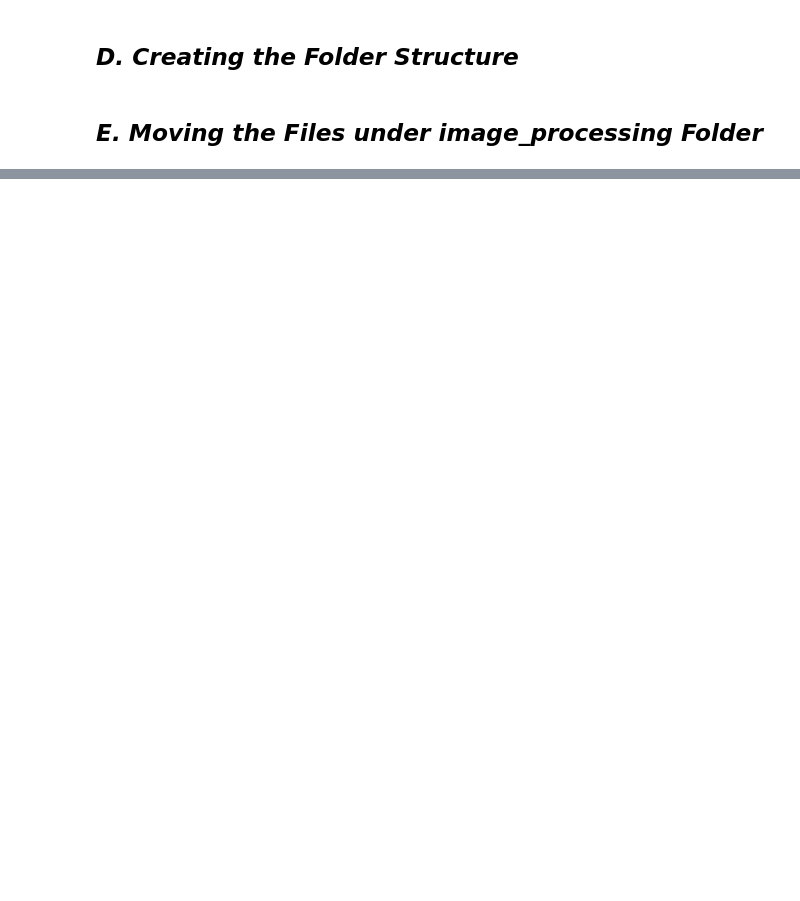
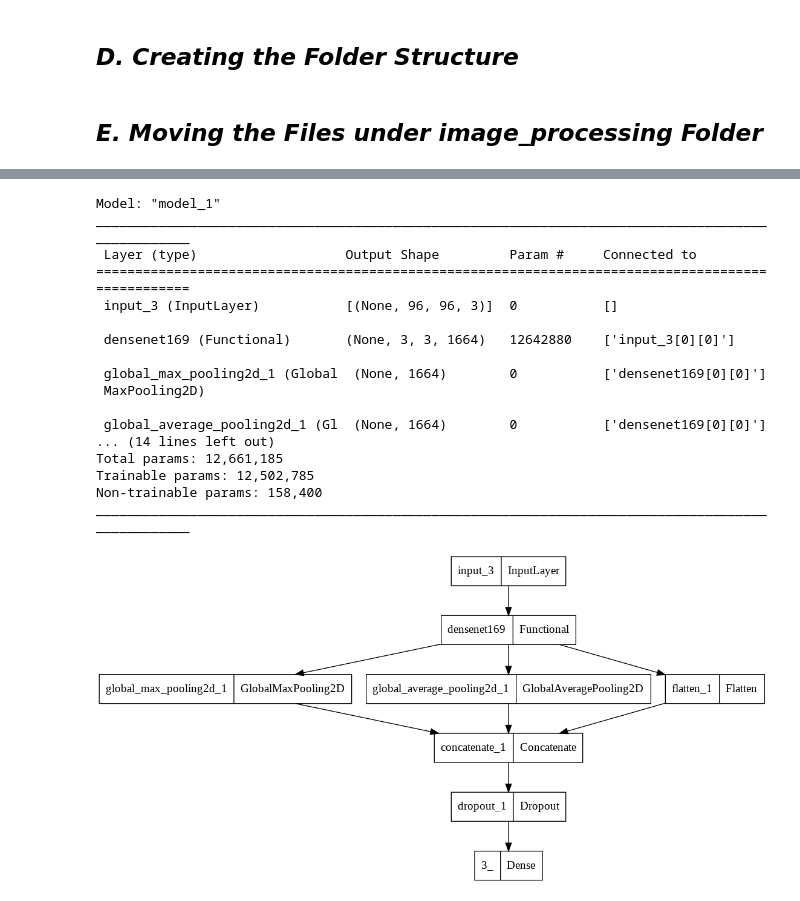
Before and after one commit to srilamaiti/ml_works, a Jupyter notebook: cancer_detection.ipynb, the cells around one changed output, grey strips where cells are left out. Drawn from its saved outputs; the diff is of its cells as text; code cells hidden in the pictures; blank space fills up the shorter version.

```diff
--- a/cancer_detection.ipynb
+++ b/cancer_detection.ipynb
@@ -723,3 +775,25 @@ model = get_model_classif_mobilenetv2()
+# %%
+model = get_model_classif_mobilenetv2()
+tf.keras.utils.plot_model(model)
+# %% [output]
+Model: "model_1"
+__________________________________________________________________________________________________
+ Layer (type)                   Output Shape         Param #     Connected to
+==================================================================================================
+ input_3 (InputLayer)           [(None, 96, 96, 3)]  0           []
+
+ densenet169 (Functional)       (None, 3, 3, 1664)   12642880    ['input_3[0][0]']
+
+ global_max_pooling2d_1 (Global  (None, 1664)        0           ['densenet169[0][0]']
+ MaxPooling2D)
+
+ global_average_pooling2d_1 (Gl  (None, 1664)        0           ['densenet169[0][0]']
+... (14 lines left out)
+Total params: 12,661,185
+Trainable params: 12,502,785
+Non-trainable params: 158,400
+__________________________________________________________________________________________________
+[figure, added]
 # %%
 #batch_size=32
 h5_path = "model.h5"
```
Also changed, not shown: parts of 17 cells of this notebook.
